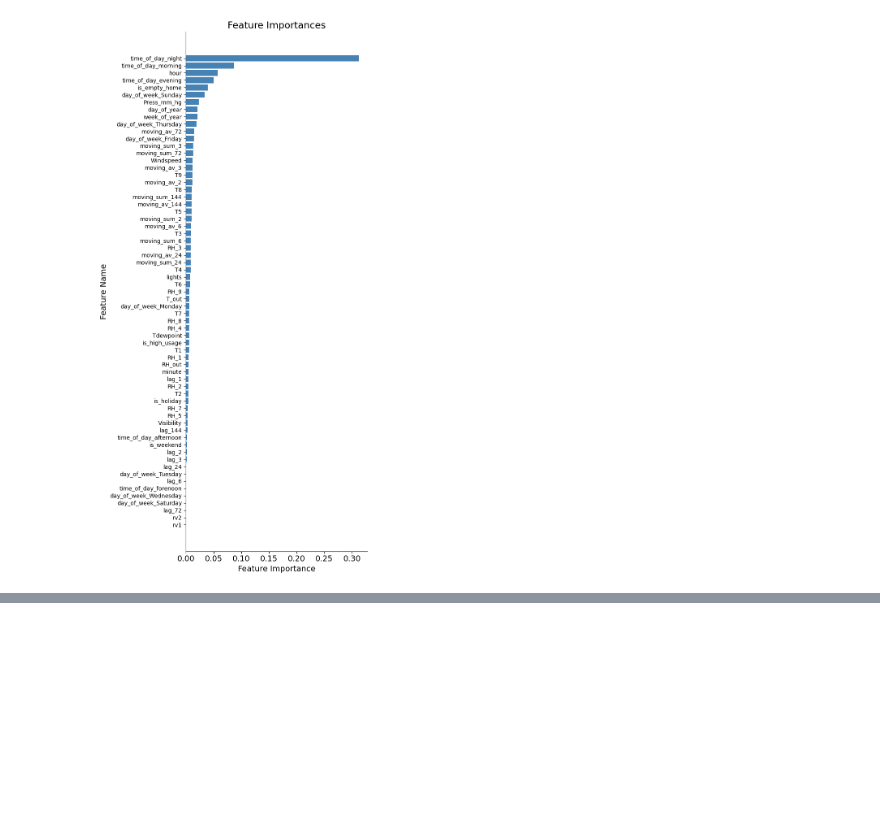
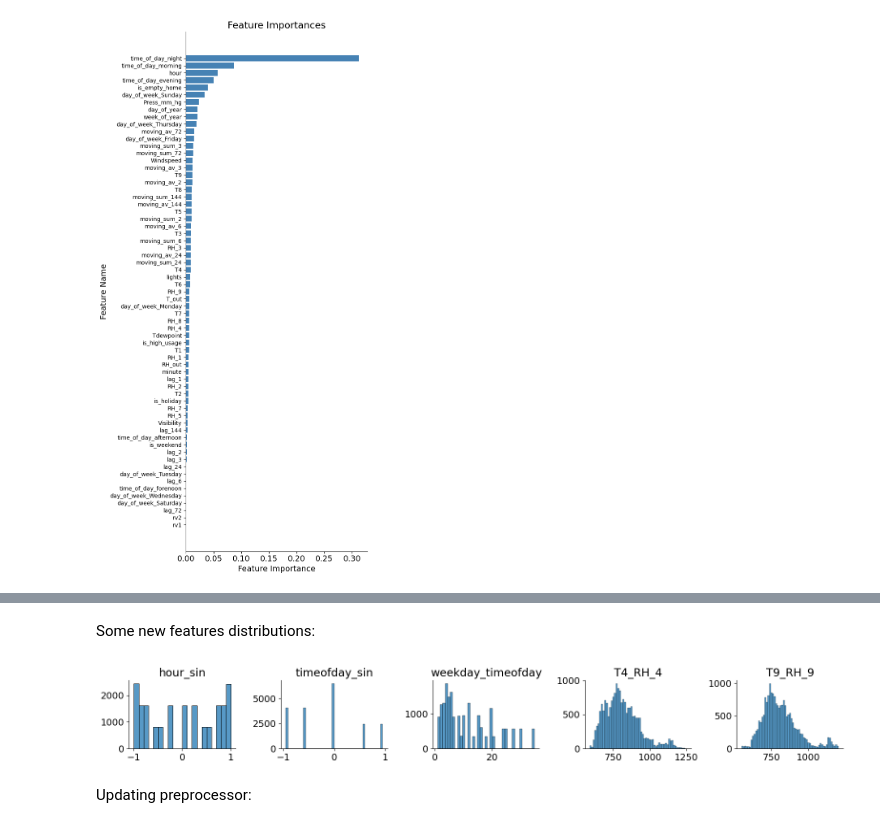
Before and after one commit to k-katarzyna/Appliances_Energy_Prediction, a Jupyter notebook: Appliances_energy_prediction/1_experiments.ipynb, the cells around one changed output, grey strips where cells are left out. Saved outputs shown, nothing was run; the diff lists cells and outputs as text; code cells hidden in the pictures; blank space fills up the shorter version.

```diff
--- a/Appliances_energy_prediction/1_experiments.ipynb
+++ b/Appliances_energy_prediction/1_experiments.ipynb
@@ -481,0 +487,17 @@ feature_importances(importances, cols)
+# %%
+to_drop_features = ["rv1", "rv2", "lag_6", "lag_24", "lag_72"]
+
+enhanced_data = (enhancer
+                 .drop_features(to_drop_features)
+                 .add_cyclic_features()
+                 .add_interaction_features(datetime=True, climate=True)
+                 .data)
+
+X_train_lin, X_test_lin, y_train, y_test = return_train_test_data(enhanced_data,
+                                                                  n_test,
+                                                                  xy=True,
+                                                                  ohe_drop_first=True)
+X_train_tree, X_test_tree, *_  = return_train_test_data(enhanced_data,
+                                                          n_test,
+                                                          xy=True)
+X_train_lin.head(3)
@@ -481,0 +510,8 @@ feature_importances(importances, cols)
+# %% [markdown]
+Some new features distributions:
+# %%
+histplots_grid(1, 5, enhanced_data, features = (enhancer.cyclic_features_ + enhancer.interaction_features_)[::4])
+# %% [output]
+[figure, added]
+# %% [markdown]
+Updating preprocessor:
```
Also changed, not shown: parts of 22 cells of this notebook.
